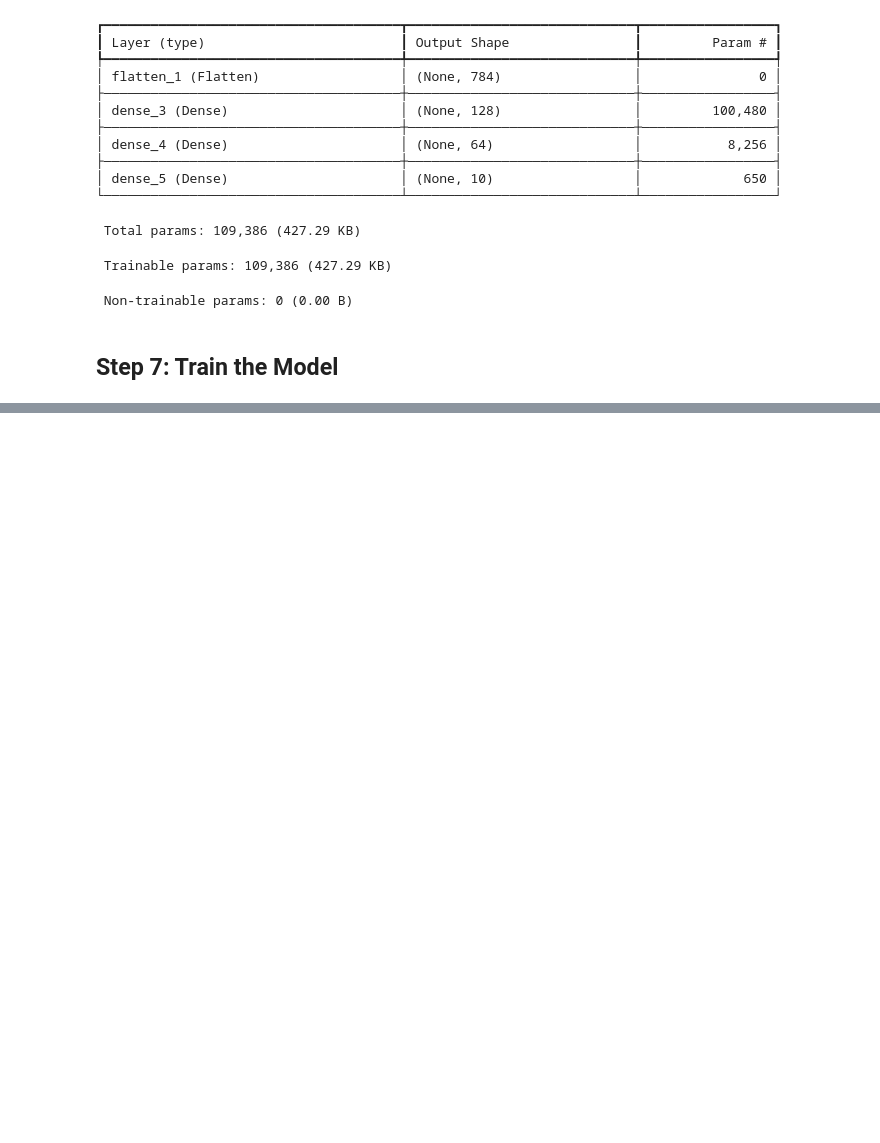
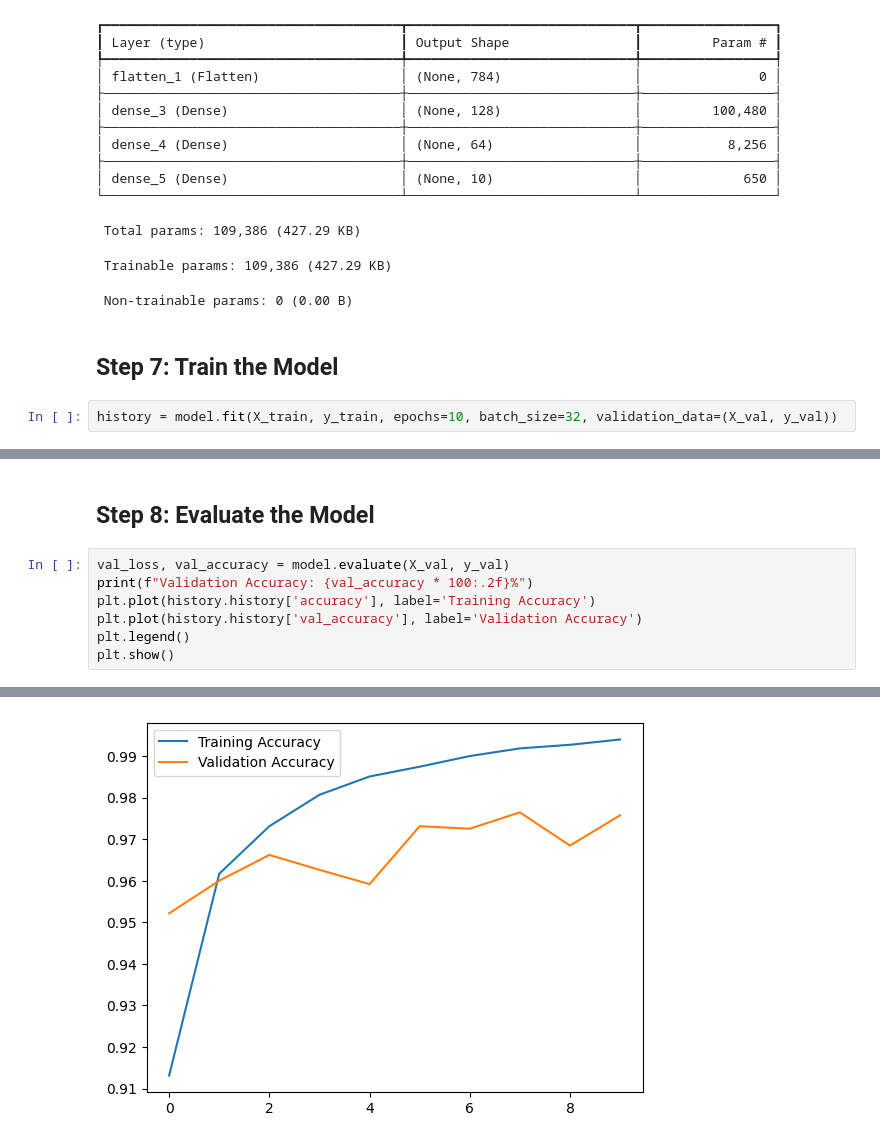
Before and after one commit to RangeshPandianPT/Data-Science_with-ML, a Jupyter notebook: ML_Projects/Handwritten Digit Recognition/Handwritten Digit Recognition.ipynb, the cells around one changed output, grey strips where cells are left out. Drawn from its saved outputs; the diff is of its cells as text; blank space fills up the shorter version.

```diff
--- a/ML_Projects/Handwritten Digit Recognition/Handwritten Digit Recognition.ipynb
+++ b/ML_Projects/Handwritten Digit Recognition/Handwritten Digit Recognition.ipynb
@@ -82,3 +82,5 @@ Model: "sequential_1"
  Non-trainable params: 0 (0.00 B)
 # %% [markdown]
 ## Step 7: Train the Model
+# %%
+history = model.fit(X_train, y_train, epochs=10, batch_size=32, validation_data=(X_val, y_val))
@@ -84,0 +108,10 @@ Model: "sequential_1"
+# %% [markdown]
+## Step 8: Evaluate the Model
+# %%
+val_loss, val_accuracy = model.evaluate(X_val, y_val)
+print(f"Validation Accuracy: {val_accuracy * 100:.2f}%")
+plt.plot(history.history['accuracy'], label='Training Accuracy')
+plt.plot(history.history['val_accuracy'], label='Validation Accuracy')
+plt.legend()
+plt.show()
+# %% [output]
@@ -84,0 +120 @@ Model: "sequential_1"
+[figure, added]
```
Also changed, not shown: parts of 4 cells of this notebook, 1 other file.
